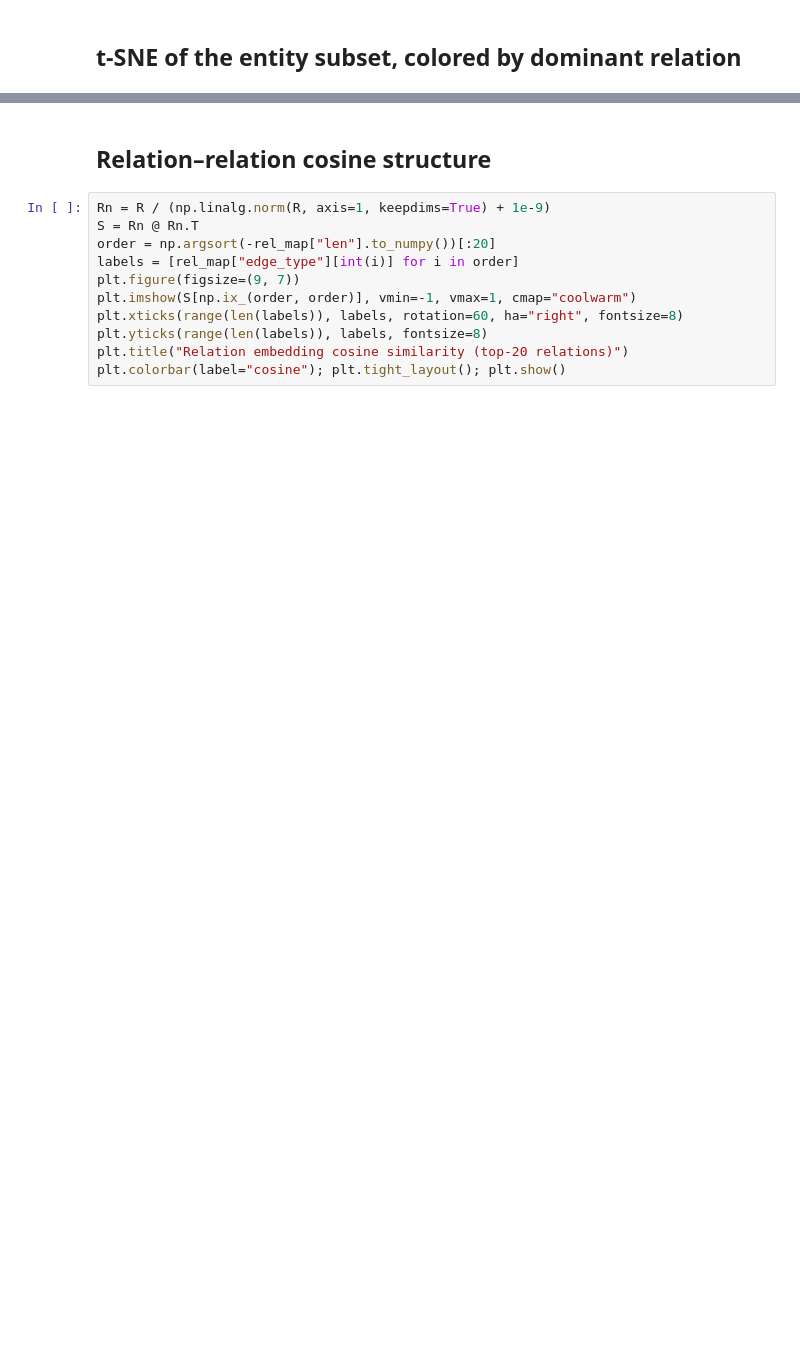
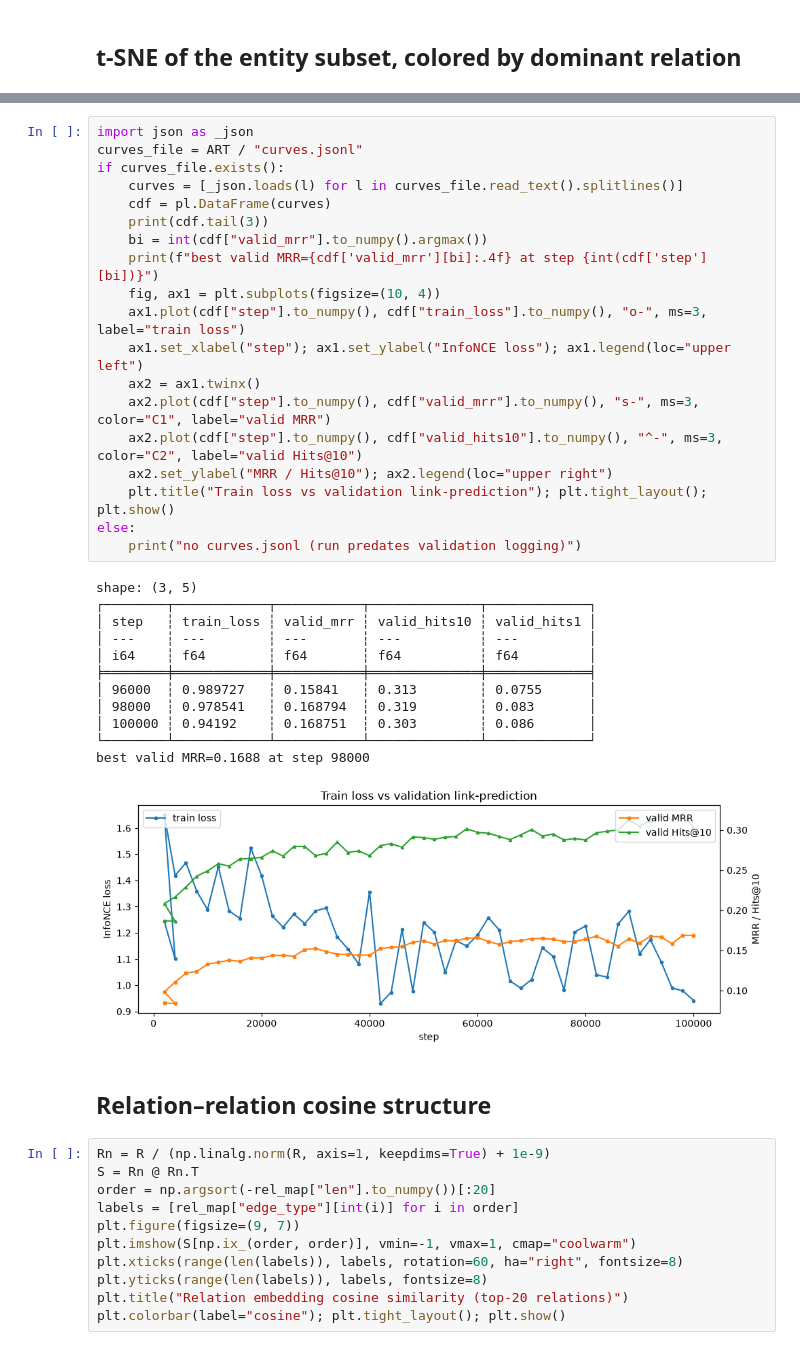
Before and after one commit to mylonasc/gestaltdb-examples, a Jupyter notebook: yago45-kge/notebooks/01_yago45_embeddings_notes.ipynb, the cells around one changed output, grey strips where cells are left out. Cells and saved outputs as stored; diff of their text form; blank space fills up the shorter version.

```diff
--- a/yago45-kge/notebooks/01_yago45_embeddings_notes.ipynb
+++ b/yago45-kge/notebooks/01_yago45_embeddings_notes.ipynb
@@ -151,3 +159,35 @@ saved /home/charilaos/Workspace/gestalt-example/data/yago45/artifacts/tsne_subse
+# %%
+import json as _json
+curves_file = ART / "curves.jsonl"
+if curves_file.exists():
+    curves = [_json.loads(l) for l in curves_file.read_text().splitlines()]
+    cdf = pl.DataFrame(curves)
+    print(cdf.tail(3))
+    bi = int(cdf["valid_mrr"].to_numpy().argmax())
+    print(f"best valid MRR={cdf['valid_mrr'][bi]:.4f} at step {int(cdf['step'][bi])}")
+    fig, ax1 = plt.subplots(figsize=(10, 4))
+    ax1.plot(cdf["step"].to_numpy(), cdf["train_loss"].to_numpy(), "o-", ms=3, label="train loss")
+    ax1.set_xlabel("step"); ax1.set_ylabel("InfoNCE loss"); ax1.legend(loc="upper left")
+    ax2 = ax1.twinx()
+    ax2.plot(cdf["step"].to_numpy(), cdf["valid_mrr"].to_numpy(), "s-", ms=3, color="C1", label="valid MRR")
+    ax2.plot(cdf["step"].to_numpy(), cdf["valid_hits10"].to_numpy(), "^-", ms=3, color="C2", label="valid Hits@10")
+    ax2.set_ylabel("MRR / Hits@10"); ax2.legend(loc="upper right")
+    plt.title("Train loss vs validation link-prediction"); plt.tight_layout(); plt.show()
+else:
+    print("no curves.jsonl (run predates validation logging)")
+# %% [output]
+shape: (3, 5)
+┌────────┬────────────┬───────────┬──────────────┬─────────────┐
+│ step   ┆ train_loss ┆ valid_mrr ┆ valid_hits10 ┆ valid_hits1 │
+│ ---    ┆ ---        ┆ ---       ┆ ---          ┆ ---         │
+│ i64    ┆ f64        ┆ f64       ┆ f64          ┆ f64         │
+╞════════╪════════════╪═══════════╪══════════════╪═════════════╡
+│ 96000  ┆ 0.989727   ┆ 0.15841   ┆ 0.313        ┆ 0.0755      │
+│ 98000  ┆ 0.978541   ┆ 0.168794  ┆ 0.319        ┆ 0.083       │
+│ 100000 ┆ 0.94192    ┆ 0.168751  ┆ 0.303        ┆ 0.086       │
+└────────┴────────────┴───────────┴──────────────┴─────────────┘
+best valid MRR=0.1688 at step 98000
+[figure, added]
 # %% [markdown]
 ## Relation–relation cosine structure
 # %%
```
Also changed, not shown: parts of 9 cells of this notebook, 4 other files.
